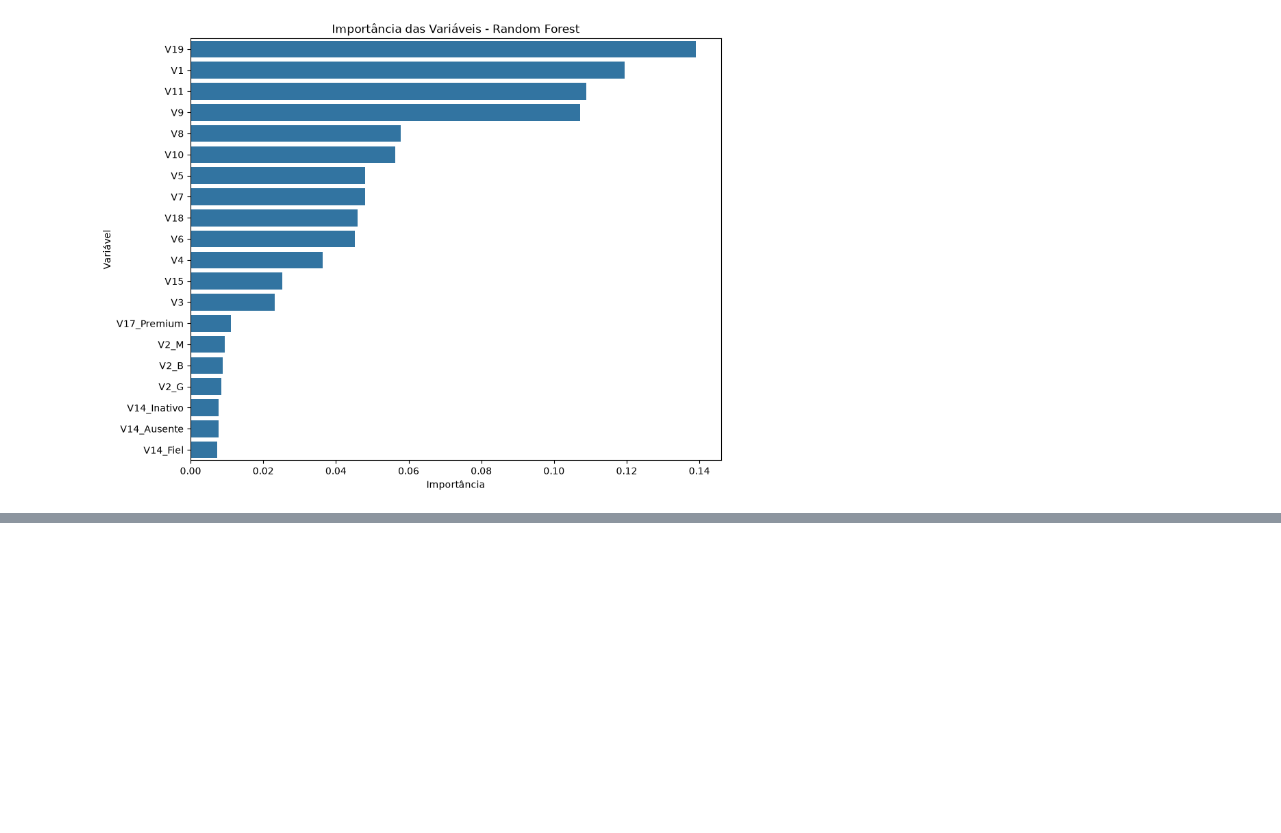
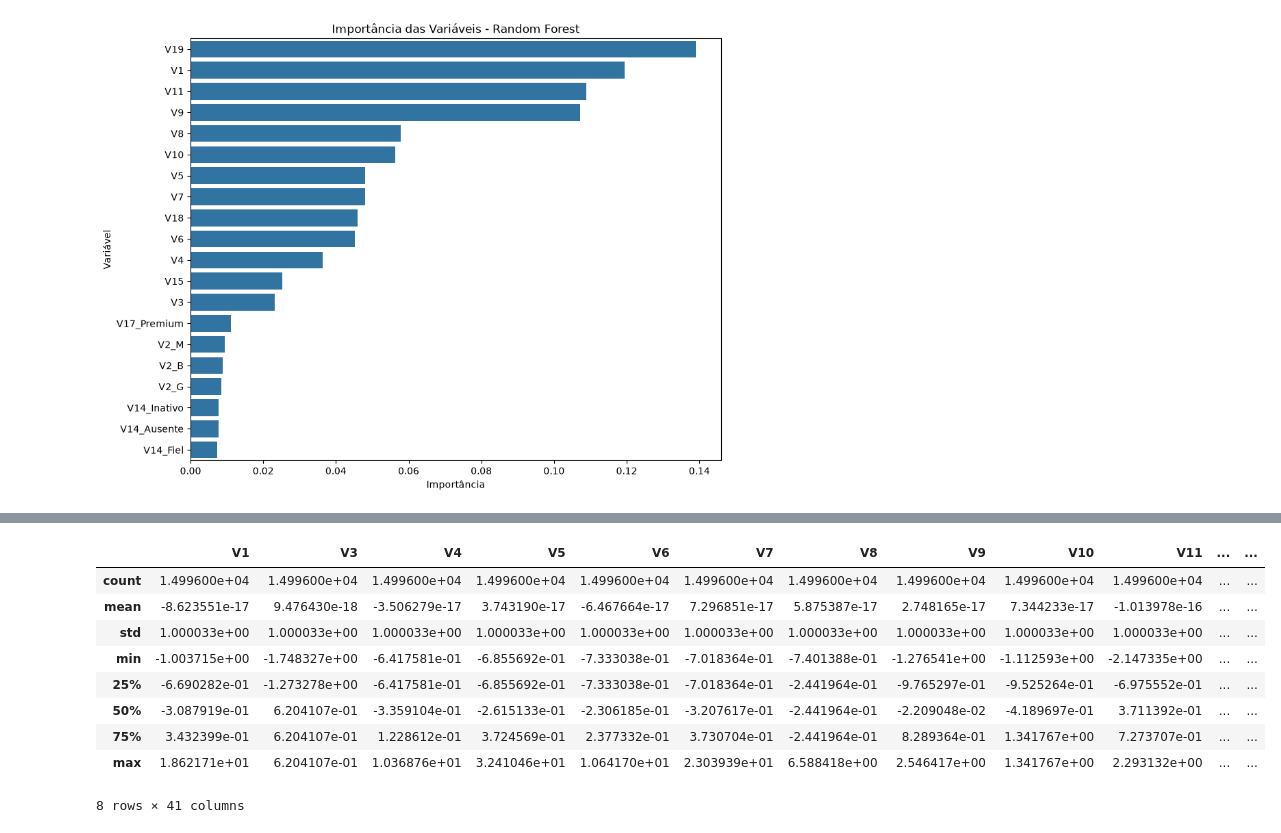
Before and after one commit to santosjhony12/Credit-Risk-Modeling-Interview, a Jupyter notebook: notebooks/04_modeling.ipynb, the cells around one changed output, grey strips where cells are left out. Cells and saved outputs as stored; diff of their text form; code cells hidden in the pictures; blank space fills up the shorter version.

```diff
--- a/notebooks/04_modeling.ipynb
+++ b/notebooks/04_modeling.ipynb
@@ -127,3 +127,6 @@ from sklearn.preprocessing import StandardScaler
 scaler = StandardScaler()
 X_train_scaled = scaler.fit_transform(X_train)
 X_test_scaled = scaler.transform(X_test)
+# %%
+df_scaled = pd.DataFrame(X_train_scaled, columns=X.columns)
+df_scaled.head()
@@ -129,0 +141,13 @@ X_test_scaled = scaler.transform(X_test)
+# %%
+df_scaled.describe()
+# %% [output]
+|  | V1 | V3 | V4 | V5 | V6 | V7 | V8 | V9 | V10 | V11 | ... | ... |
+| count | 1.499600e+04 | 1.499600e+04 | 1.499600e+04 | 1.499600e+04 | 1.499600e+04 | 1.499600e+04 | 1.499600e+04 | 1.499600e+04 | 1.499600e+04 | 1.499600e+04 | ... | ... |
+| mean | -8.623551e-17 | 9.476430e-18 | -3.506279e-17 | 3.743190e-17 | -6.467664e-17 | 7.296851e-17 | 5.875387e-17 | 2.748165e-17 | 7.344233e-17 | -1.013978e-16 | ... | ... |
+| std | 1.000033e+00 | 1.000033e+00 | 1.000033e+00 | 1.000033e+00 | 1.000033e+00 | 1.000033e+00 | 1.000033e+00 | 1.000033e+00 | 1.000033e+00 | 1.000033e+00 | ... | ... |
+| min | -1.003715e+00 | -1.748327e+00 | -6.417581e-01 | -6.855692e-01 | -7.333038e-01 | -7.018364e-01 | -7.401388e-01 | -1.276541e+00 | -1.112593e+00 | -2.147335e+00 | ... | ... |
+| 25% | -6.690282e-01 | -1.273278e+00 | -6.417581e-01 | -6.855692e-01 | -7.333038e-01 | -7.018364e-01 | -2.441964e-01 | -9.765297e-01 | -9.525264e-01 | -6.975552e-01 | ... | ... |
+| 50% | -3.087919e-01 | 6.204107e-01 | -3.359104e-01 | -2.615133e-01 | -2.306185e-01 | -3.207617e-01 | -2.441964e-01 | -2.209048e-02 | -4.189697e-01 | 3.711392e-01 | ... | ... |
+| 75% | 3.432399e-01 | 6.204107e-01 | 1.228612e-01 | 3.724569e-01 | 2.377332e-01 | 3.730704e-01 | -2.441964e-01 | 8.289364e-01 | 1.341767e+00 | 7.273707e-01 | ... | ... |
+| max | 1.862171e+01 | 6.204107e-01 | 1.036876e+01 | 3.241046e+01 | 1.064170e+01 | 2.303939e+01 | 6.588418e+00 | 2.546417e+00 | 1.341767e+00 | 2.293132e+00 | ... | ... |
+8 rows × 41 columns
```
Also changed, not shown: parts of 1 cell of this notebook.
